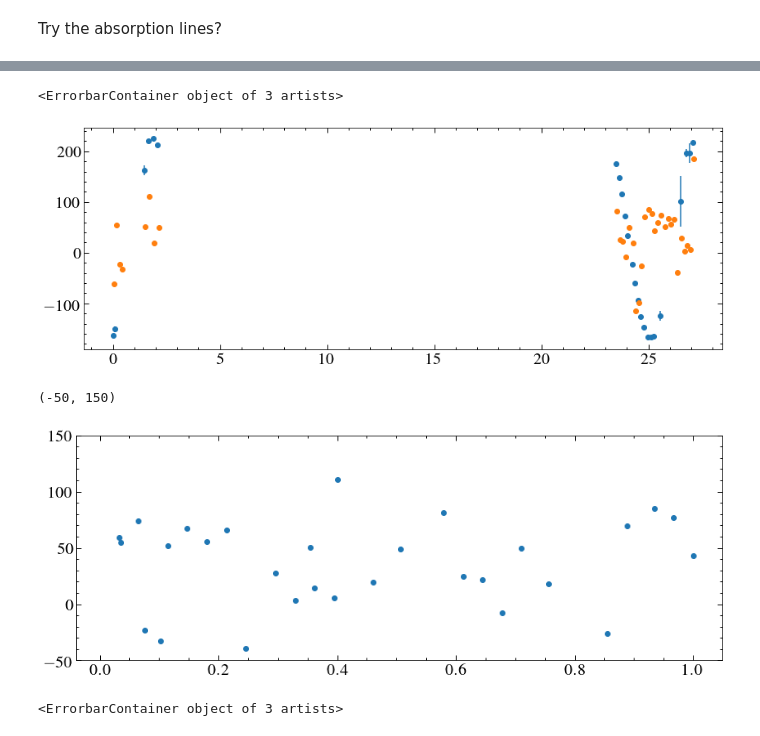
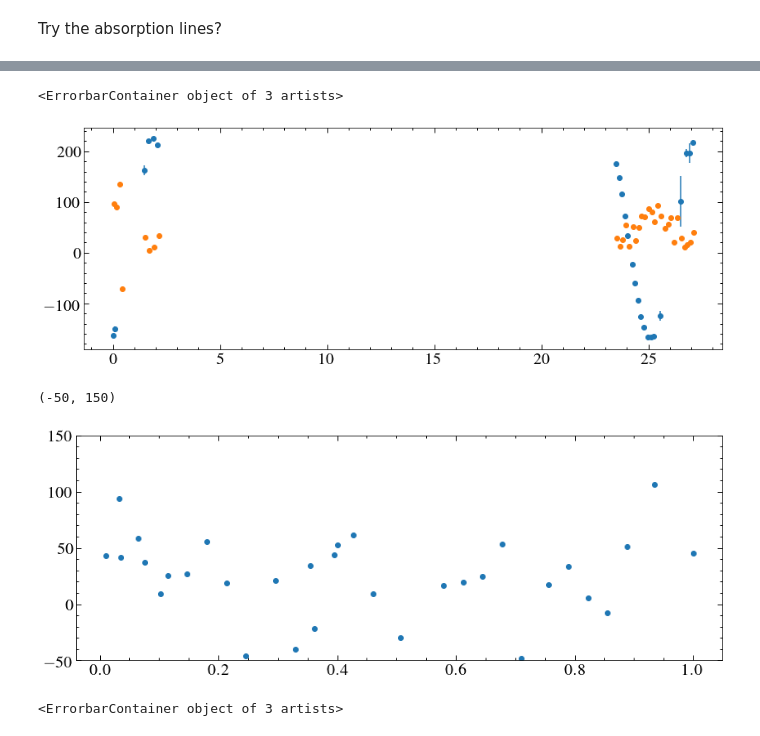
Before and after one commit to davidjwilson/wd-bd, a Jupyter notebook: dv_find.ipynb, the cells around one changed output, grey strips where cells are left out. Drawn from its saved outputs; the diff is of its cells as text; code cells hidden in the pictures.

```diff
--- a/dv_find.ipynb
+++ b/dv_find.ipynb
@@ -283,15 +283,21 @@ for s, x in zip(all_sp['FILENAME'], all_sp['Xs']):
     abs_dates.append(date)
 abs_args = np.argsort(abs_dates)
 # %%
+#def mean_and_error:
+
+
 fitter = fitting.LevMarLSQFitter()
 abs_dvs = []
 abs_dves = []
 abs_dates = []
 halpha = 6562.77
 h_em = []
+dvs_1 = []
+dvs_2 = []
+dvs_3 = []
 
 def tiedfunc(gg_init):
-    mean = gg_init.mean_0.value
+    mean = gg_init.mean_1.value
     return mean
 
 
@@ -314,8 +320,7 @@ for s, x in zip(sp_lines, xs):
   #, bounds={'amplitude':[-0.1, -0.3]}
     plt.axvline(halpha, c='r', ls='--')
     gg_init = models.Gaussian1D(-0.3, halpha,1.0)+ models.Gaussian1D(-0.4, halpha,0.5)+models.Gaussian1D(-0.2, halpha,30) + models.Const1D(1.0)
-    gg_init.mean_1.tied=tiedfunc
-    gg_init.mean_2.tied=tiedfunc
+
     gg_init.stddev_1.bounds = [0.1, 1.2]
     gg_init.stddev_0.bounds = [1.5,6]
 
@@ -329,12 +334,13 @@ for s, x in zip(sp_lines, xs):
         dt_fold = (date*24)/period %1
         h_guess = sine_fit(dt_fold)*u.km/u.s
         h_guess = h_guess.to(u.AA, equivalencies=u.doppler_optical(halpha*u.AA)).value
-    gg_init += models.Gaussian1D(1.0, h_guess,0.5, bounds={'mean':[h_guess-0.5, h_guess+0.5], 'stdev':[0.1, 2]})
+    gg_init += models.Gaussian1D(1.0, h_guess,0.5, bounds={'mean':[h_guess-1, h_guess+1], 'stdev':[0.1, 3]})
+    gg_init.mean_0.tied=tiedfunc
+    gg_init.mean_2.tied=tiedfunc
 
 
-
-    gg_fit = fitter(gg_init, w, f, weights=1/e, maxiter=1000)
-    #fit_e = np.sqrt(np.diag(fitter.fit_info['param_cov']))
+    gg_fit = fitter(gg_init, w, f, weights=1/e, maxiter=100000)
+   # fit_e = np.sqrt(np.diag(fitter.fit_info['param_cov']))
 
     #print(gg_fit)
     #print(fit_e)
@@ -351,6 +357,10 @@ for s, x in zip(sp_lines, xs):
     h_em.append(dv_em)
     abs_dvs.append(dv)
 
+    dvs_1.append((gg_fit[0].mean*u.AA).to(u.km/u.s,  equivalencies=u.doppler_optical(halpha*u.AA)).value)
+    dvs_2.append((gg_fit[1].mean*u.AA).to(u.km/u.s,  equivalencies=u.doppler_optical(halpha*u.AA)).value)
+    dvs_3.append((gg_fit[2].mean*u.AA).to(u.km/u.s,  equivalencies=u.doppler_optical(halpha*u.AA)).value)
+
     if s == '/home/david/work/1144_lt/spectra/nicola_2/WDJ114404.76+052951.77/VIS_notell/WDJ114404.76+052951.77_SCI_SLIT_FLUX_MERGE1D_VIS_12_TAC.csv':
         test= gg_fit
 
@@ -385,14 +406,14 @@ t_abs = (abs_dates - min(np.array(abs_dates))+(150/86400))*24
 plt.errorbar(t_abs, abs_dvs, ls='none', marker='o')
 # %% [output]
 <ErrorbarContainer object of 3 artists>
-[figure, old version]
+[figure, new version]
 # %%
 abs_fold = (t_abs/period) %1
-plt.errorbar(abs_fold, abs_dvs, ls='none', marker='o')
+plt.errorbar(abs_fold, dvs_avs, ls='none', marker='o')
 plt.ylim(-50, 150)
 # %% [output]
 (-50, 150)
-[figure, old version]
+[figure, new version]
 # %%
 fake_dv = np.random.normal(dvs, dves)
 # %%
```
Also changed, not shown: parts of 19 cells of this notebook, 1 other file.
